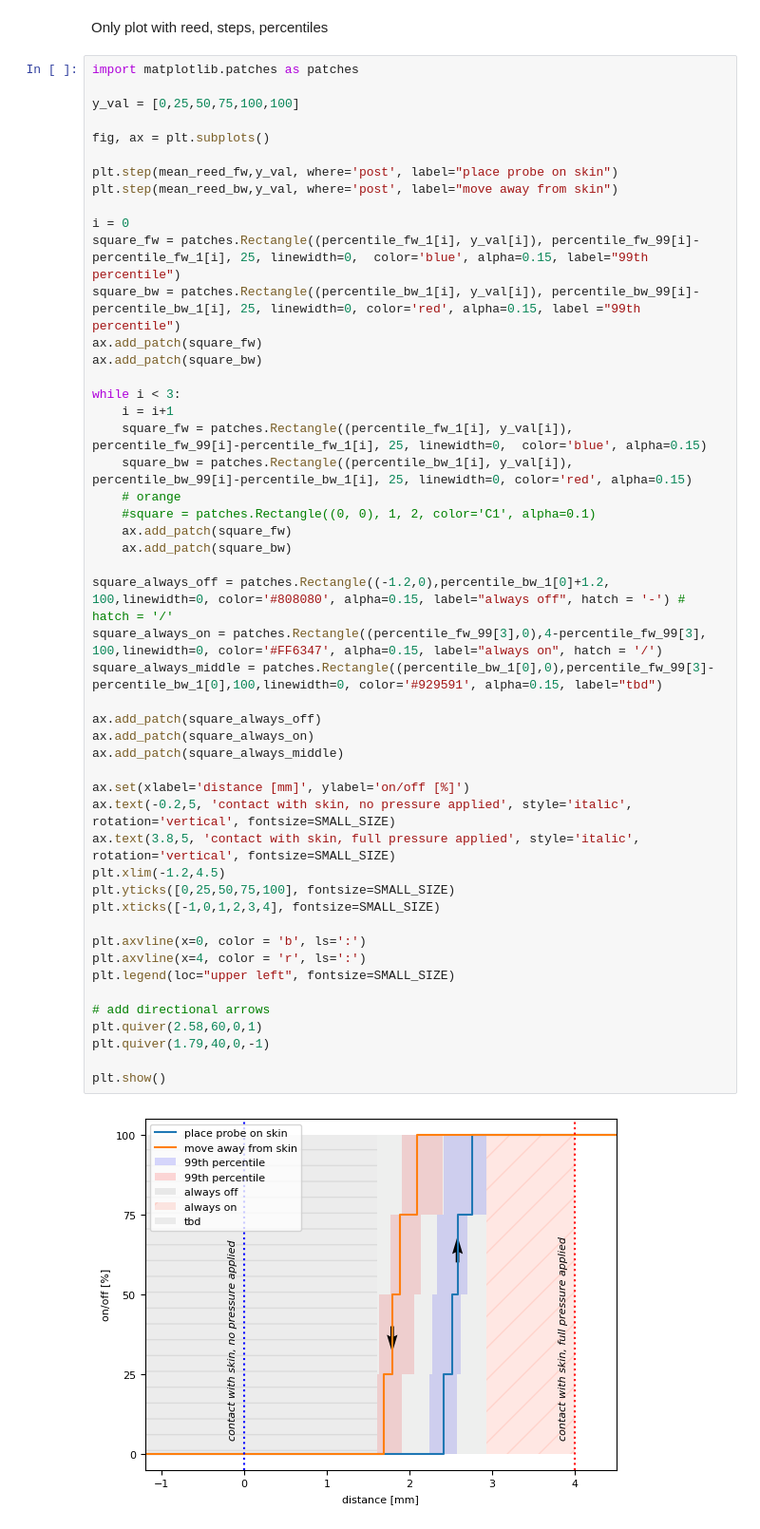
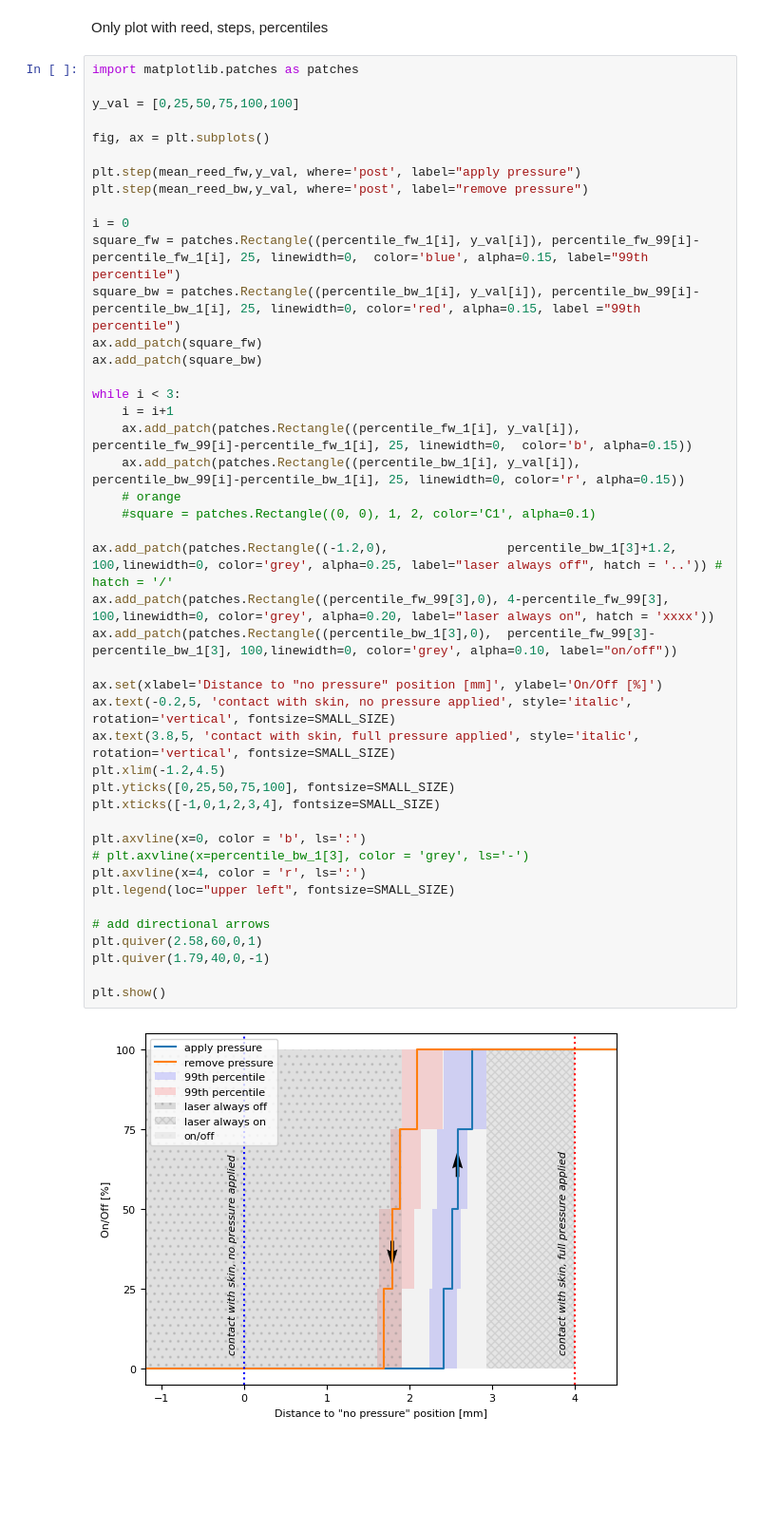
Before and after one commit to annnnna42/Arduino_KDC101_Control_and_Evaluation, a Jupyter notebook: plots_reed.ipynb, the cells around one changed output. Shown: that part at 95% size. Drawn from its saved outputs; the diff is of its cells as text; blank space fills up the shorter version.

```diff
--- a/plots_reed.ipynb
+++ b/plots_reed.ipynb
@@ -382,47 +382,42 @@ y_val = [0,25,50,75,100,100]
 
 fig, ax = plt.subplots()
 
-plt.step(mean_reed_fw,y_val, where='post', label="place probe on skin")
-plt.step(mean_reed_bw,y_val, where='post', label="move away from skin")
+plt.step(mean_reed_fw,y_val, where='post', label="apply pressure")
+plt.step(mean_reed_bw,y_val, where='post', label="remove pressure")
 
 i = 0
 square_fw = patches.Rectangle((percentile_fw_1[i], y_val[i]), percentile_fw_99[i]-percentile_fw_1[i], 25, linewidth=0,  color='blue', alpha=0.15, label="99th percentile")
 square_bw = patches.Rectangle((percentile_bw_1[i], y_val[i]), percentile_bw_99[i]-percentile_bw_1[i], 25, linewidth=0, color='red', alpha=0.15, label ="99th percentile")
 ax.add_patch(square_fw)
 ax.add_patch(square_bw)
 
 while i < 3:
     i = i+1
-    square_fw = patches.Rectangle((percentile_fw_1[i], y_val[i]), percentile_fw_99[i]-percentile_fw_1[i], 25, linewidth=0,  color='blue', alpha=0.15)
-    square_bw = patches.Rectangle((percentile_bw_1[i], y_val[i]), percentile_bw_99[i]-percentile_bw_1[i], 25, linewidth=0, color='red', alpha=0.15)
+    ax.add_patch(patches.Rectangle((percentile_fw_1[i], y_val[i]), percentile_fw_99[i]-percentile_fw_1[i], 25, linewidth=0,  color='b', alpha=0.15))
+    ax.add_patch(patches.Rectangle((percentile_bw_1[i], y_val[i]), percentile_bw_99[i]-percentile_bw_1[i], 25, linewidth=0, color='r', alpha=0.15))
     # orange
     #square = patches.Rectangle((0, 0), 1, 2, color='C1', alpha=0.1)
-    ax.add_patch(square_fw)
-    ax.add_patch(square_bw)
 
-square_always_off = patches.Rectangle((-1.2,0),percentile_bw_1[0]+1.2,                                 100,linewidth=0, color='#808080', alpha=0.15, label="always off", hatch = '-') # hatch = '/'
-square_always_on = patches.Rectangle((percentile_fw_99[3],0),4-percentile_fw_99[3],                    100,linewidth=0, color='#FF6347', alpha=0.15, label="always on", hatch = '/')
-square_always_middle = patches.Rectangle((percentile_bw_1[0],0),percentile_fw_99[3]-percentile_bw_1[0],100,linewidth=0, color='#929591', alpha=0.15, label="tbd")
+ax.add_patch(patches.Rectangle((-1.2,0),                percentile_bw_1[3]+1.2,                 100,linewidth=0, color='grey', alpha=0.25, label="laser always off", hatch = '..')) # hatch = '/'
+ax.add_patch(patches.Rectangle((percentile_fw_99[3],0), 4-percentile_fw_99[3],                  100,linewidth=0, color='grey', alpha=0.20, label="laser always on", hatch = 'xxxx'))
+ax.add_patch(patches.Rectangle((percentile_bw_1[3],0),  percentile_fw_99[3]-percentile_bw_1[3], 100,linewidth=0, color='grey', alpha=0.10, label="on/off"))
 
-ax.add_patch(square_always_off)
-ax.add_patch(square_always_on)
-ax.add_patch(square_always_middle)
-
-ax.set(xlabel='distance [mm]', ylabel='on/off [%]')
+ax.set(xlabel='Distance to "no pressure" position [mm]', ylabel='On/Off [%]')
 ax.text(-0.2,5, 'contact with skin, no pressure applied', style='italic', rotation='vertical', fontsize=SMALL_SIZE)
 ax.text(3.8,5, 'contact with skin, full pressure applied', style='italic', rotation='vertical', fontsize=SMALL_SIZE)
 plt.xlim(-1.2,4.5)
 plt.yticks([0,25,50,75,100], fontsize=SMALL_SIZE)
 plt.xticks([-1,0,1,2,3,4], fontsize=SMALL_SIZE)
 
 plt.axvline(x=0, color = 'b', ls=':')
+# plt.axvline(x=percentile_bw_1[3], color = 'grey', ls='-')
 plt.axvline(x=4, color = 'r', ls=':')
 plt.legend(loc="upper left", fontsize=SMALL_SIZE)
 
 # add directional arrows
 plt.quiver(2.58,60,0,1)
 plt.quiver(1.79,40,0,-1)
 
 plt.show()
 # %% [output]
-[figure, old version]
+[figure, new version]
```
Also changed, not shown: parts of 5 cells of this notebook, 2 other files.
